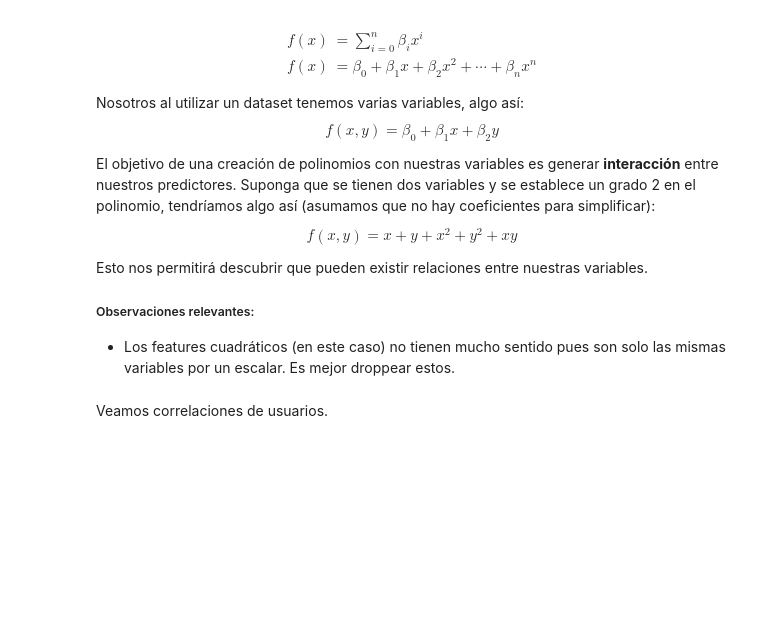
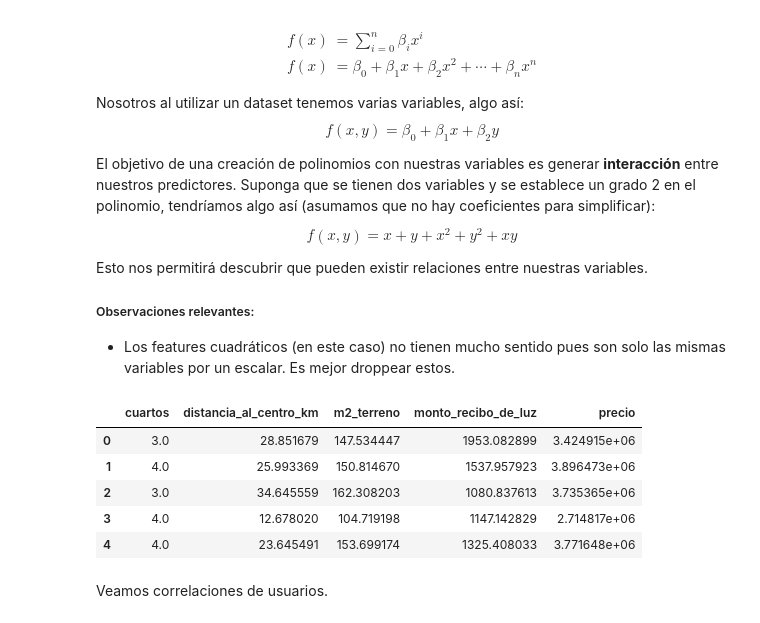
Before and after one commit to HectorH06/Data-Proc-Lab, a Jupyter notebook: Material/clase_[12, 0]_012025.ipynb, the cells around one changed output. Drawn from its saved outputs; the diff is of its cells as text; code cells hidden in the pictures; blank space fills up the shorter version.

```diff
--- a/Material/clase_[12, 0]_012025.ipynb
+++ b/Material/clase_[12, 0]_012025.ipynb
@@ -76,5 +76,14 @@ Esto nos permitirá descubrir que pueden existir relaciones entre nuestras varia
 * Los features cuadráticos (en este caso) no tienen mucho sentido pues son solo las mismas variables por un escalar. Es mejor droppear estos.
 # %%
 df = pd.read_csv('actividad_10,1a.csv')
+# %%
+df.head()
+# %% [output]
+|  | cuartos | distancia_al_centro_km | m2_terreno | monto_recibo_de_luz | precio |
+| 0 | 3.0 | 28.851679 | 147.534447 | 1953.082899 | 3.424915e+06 |
+| 1 | 4.0 | 25.993369 | 150.814670 | 1537.957923 | 3.896473e+06 |
+| 2 | 3.0 | 34.645559 | 162.308203 | 1080.837613 | 3.735365e+06 |
+| 3 | 4.0 | 12.678020 | 104.719198 | 1147.142829 | 2.714817e+06 |
+| 4 | 4.0 | 23.645491 | 153.699174 | 1325.408033 | 3.771648e+06 |
 # %% [markdown]
 Veamos correlaciones de usuarios.
```
Also changed, not shown: parts of 13 cells of this notebook.
